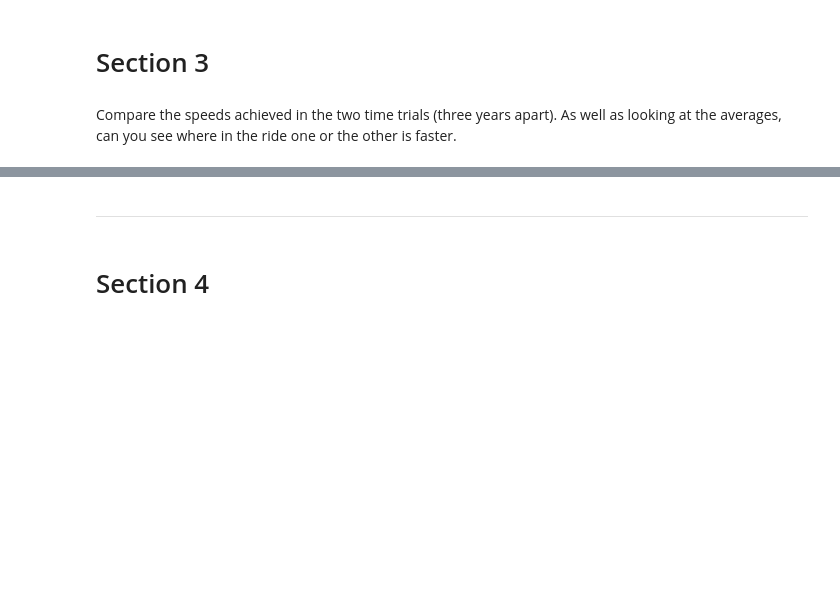
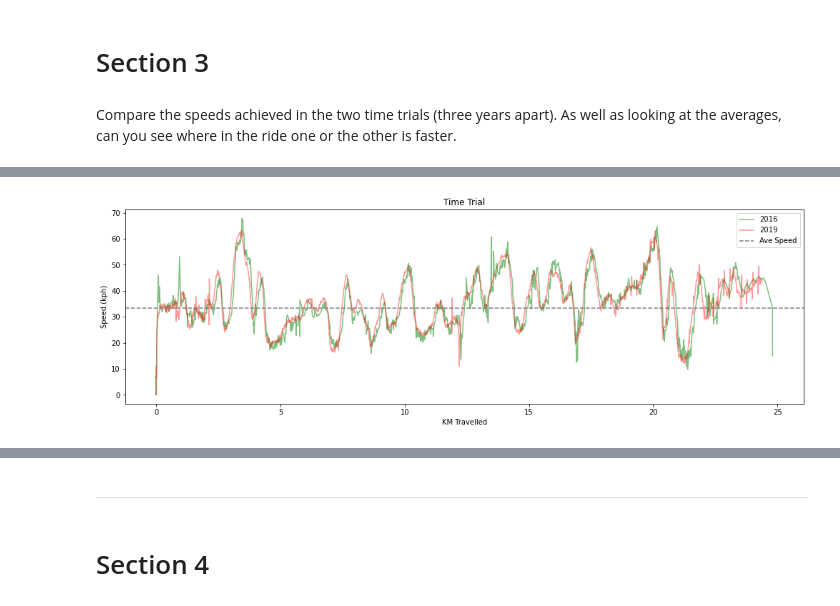
Before and after one commit to walthersy/DataScience-Portfolio, a Jupyter notebook: Portfolio 1.ipynb, the cells around one changed output, grey strips where cells are left out. Cells and saved outputs as stored; diff of their text form; code cells hidden in the pictures; blank space fills up the shorter version.

```diff
--- a/Portfolio 1.ipynb
+++ b/Portfolio 1.ipynb
@@ -386,0 +392,5 @@ Compare the speeds achieved in the two time trials (three years apart). As well
+# %%
+# df['cumdis'] = df
+df3 = df.copy(deep=True)
+df3['cumdis'] = df3['distance'].groupby(df3['dataset']).transform('cumsum')
+df3.query('dataset=="2019 Race"')
@@ -386,0 +411,24 @@ Compare the speeds achieved in the two time trials (three years apart). As well
+# %%
+plt.figure(figsize=(17,5))
+
+ax3 = plt.plot(df3.query('dataset=="2016 Time Trial"').cumdis, df3.query('dataset=="2016 Time Trial"').speed,
+         label = '2016',
+         c='g',
+         alpha = .5)
+plt.plot(df3.query('dataset=="2019 Time Trial"').cumdis, df3.query('dataset=="2019 Time Trial"').speed,
+         label = '2019',
+         c='r',
+         alpha = .4)
+plt.axhline(y = df.query('dataset == "2016 Time Trial"')['speed'].mean(),
+            color = 'gray',
+            linestyle="--",
+            label = 'Ave Speed')
+
+plt.title("Time Trial")
+plt.xlabel("KM Travelled")
+plt.ylabel("Speed (kph)")
+plt.legend()
+plt.show()
+# try joinplot to show
+# %% [output]
+[figure, added]
```
Also changed, not shown: parts of 12 cells of this notebook.
